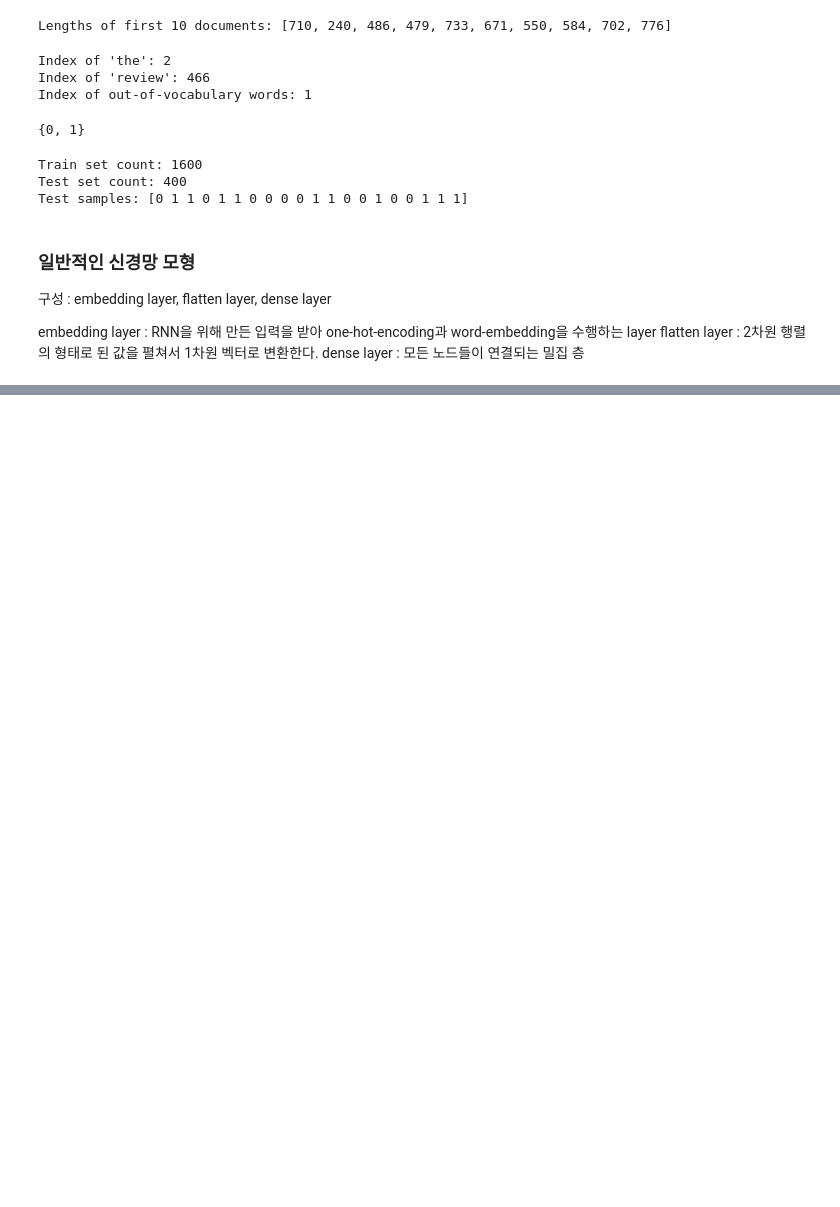
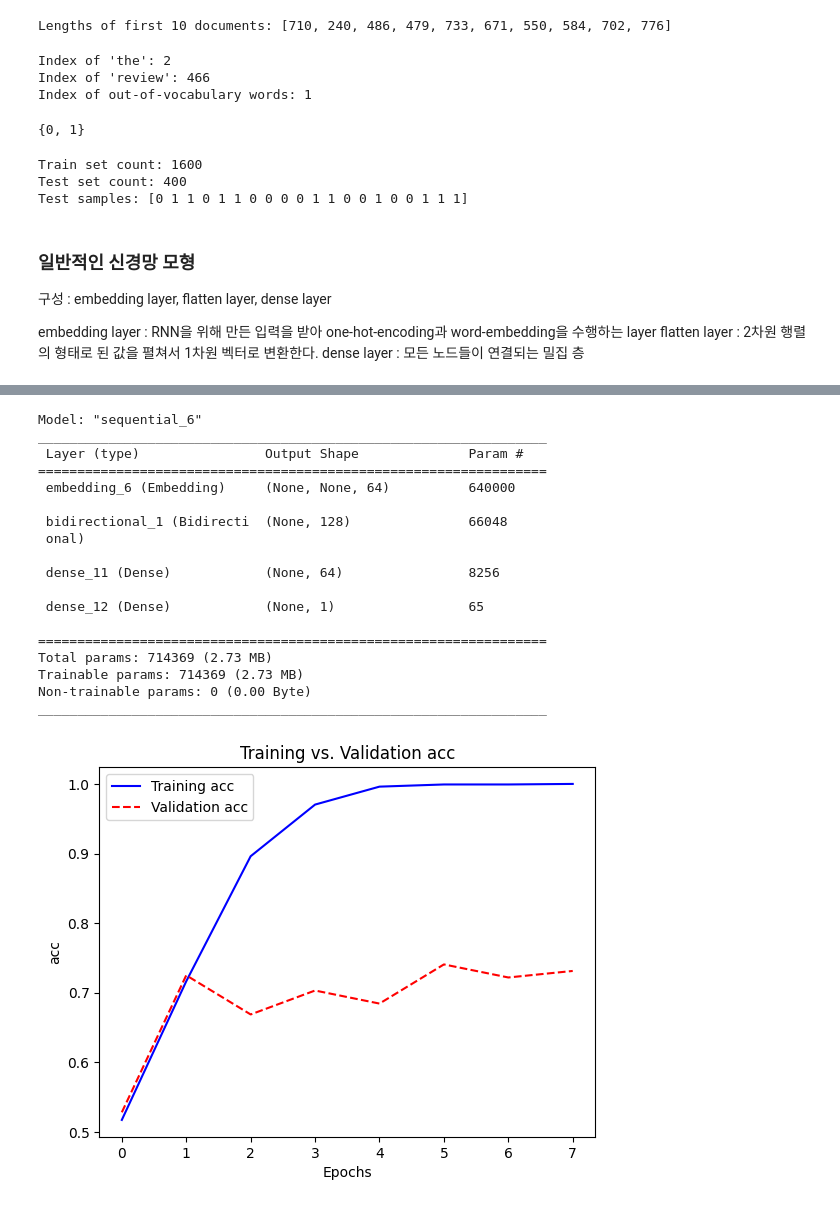
Before and after one commit to Yoon-Ahyeon/TextMining, a Jupyter notebook: Chapeter03/DeepLearning_RNN.ipynb, the cells around one changed output, grey strips where cells are left out. Saved outputs shown, nothing was run; the diff lists cells and outputs as text; code cells hidden in the pictures; blank space fills up the shorter version.

```diff
--- a/Chapeter03/DeepLearning_RNN.ipynb
+++ b/Chapeter03/DeepLearning_RNN.ipynb
@@ -208,0 +288,40 @@ print(f'#Test accuracy:{score[1]:.3f}')
+# %%
+from tensorflow.keras.layers import LSTM, Bidirectional
+
+model = Sequential([
+    Embedding(max_words, 64),
+    Bidirectional(LSTM(64)), #양방향 LSTM 설정
+    Dense(64, activation = 'relu'),
+    Dense(1, activation = 'sigmoid')
+])
+model.summary()
+
+model.compile(optimizer = 'adam', loss = 'binary_crossentropy', metrics= ['acc'])
+
+history = model.fit(X_train, y_train, epochs = 8,
+                    verbose = 0, validation_split = 0.2)
+
+plot_results(history, 'acc')
+
+score = model.evaluate(X_test, y_test)
+print(f"#Test accuracy : {score[1]:.3f}") #정확도가 simpleRNN에 비해 월등히 좋아진 것을 볼 수 있다.
+# %% [output]
+Model: "sequential_6"
+_________________________________________________________________
+ Layer (type)                Output Shape              Param #
+=================================================================
+ embedding_6 (Embedding)     (None, None, 64)          640000
+
+ bidirectional_1 (Bidirecti  (None, 128)               66048
+ onal)
+
+ dense_11 (Dense)            (None, 64)                8256
+
+ dense_12 (Dense)            (None, 1)                 65
+
+=================================================================
+Total params: 714369 (2.73 MB)
+Trainable params: 714369 (2.73 MB)
+Non-trainable params: 0 (0.00 Byte)
+_________________________________________________________________
+[figure, added]
```
Also changed, not shown: parts of 15 cells of this notebook.
